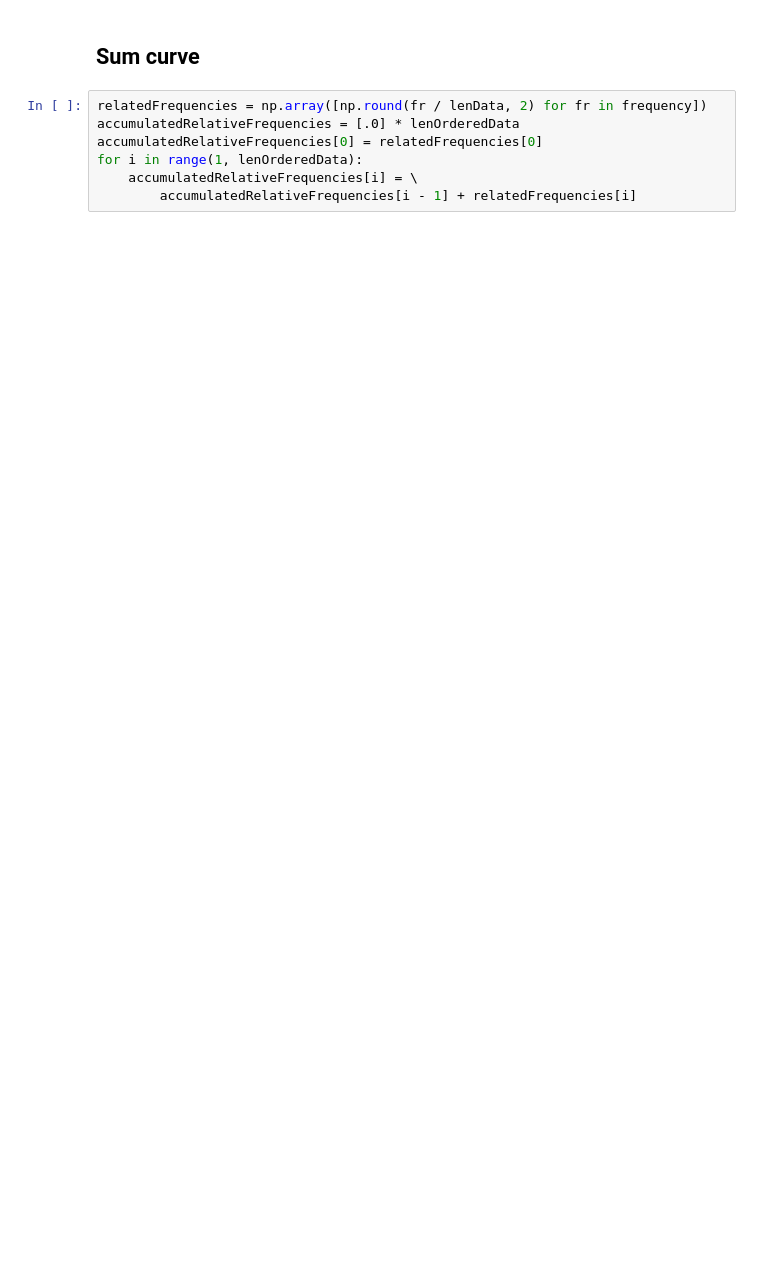
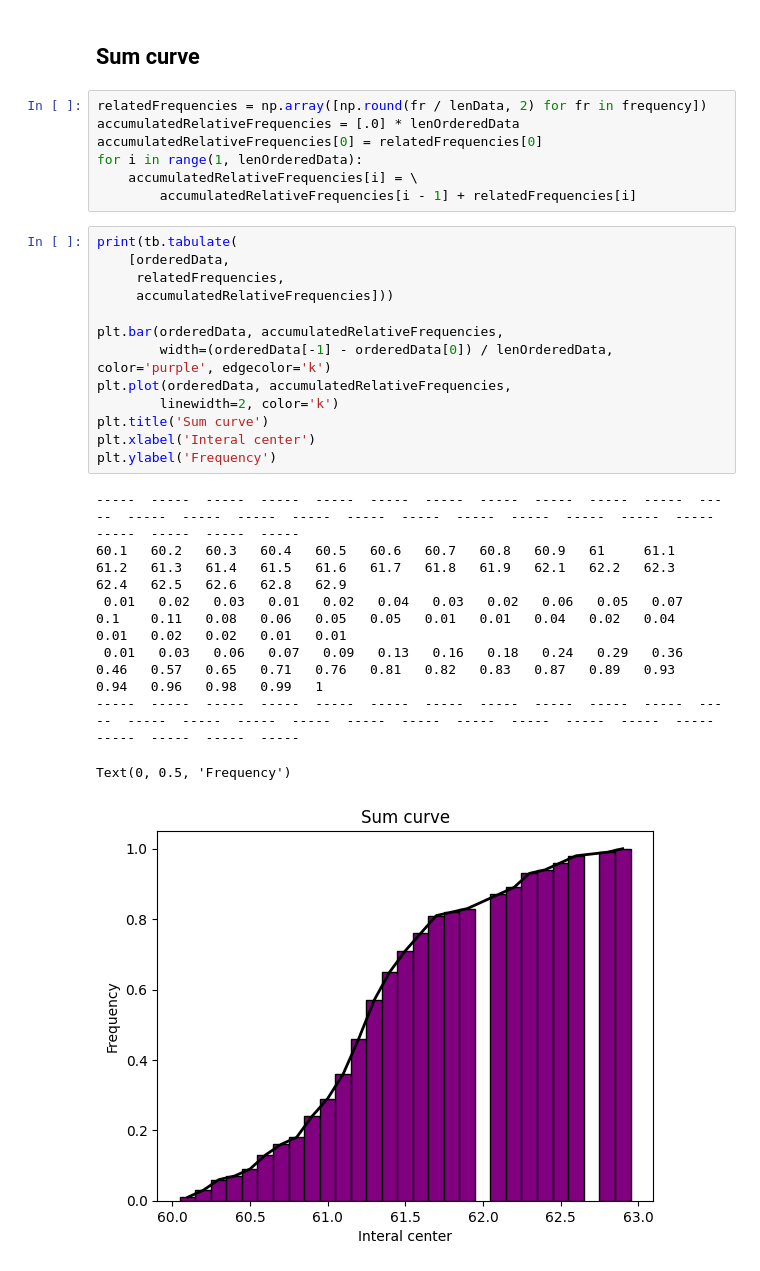
Before and after one commit to NemoNology/Experimental-data-processing, a Jupyter notebook: Lab-s/1/Jupiter-Project/Notebook.ipynb, the cells around one changed output. Drawn from its saved outputs; the diff is of its cells as text; blank space fills up the shorter version.

```diff
--- a/Lab-s/1/Jupiter-Project/Notebook.ipynb
+++ b/Lab-s/1/Jupiter-Project/Notebook.ipynb
@@ -81,3 +95,24 @@ accumulatedRelativeFrequencies[0] = relatedFrequencies[0]
 for i in range(1, lenOrderedData):
     accumulatedRelativeFrequencies[i] = \
         accumulatedRelativeFrequencies[i - 1] + relatedFrequencies[i]
+# %%
+print(tb.tabulate(
+    [orderedData,
+     relatedFrequencies,
+     accumulatedRelativeFrequencies]))
+
+plt.bar(orderedData, accumulatedRelativeFrequencies,
+        width=(orderedData[-1] - orderedData[0]) / lenOrderedData, color='purple', edgecolor='k')
+plt.plot(orderedData, accumulatedRelativeFrequencies,
+        linewidth=2, color='k')
+plt.title('Sum curve')
+plt.xlabel('Interal center')
+plt.ylabel('Frequency')
+# %% [output]
+-----  -----  -----  -----  -----  -----  -----  -----  -----  -----  -----  -----  -----  -----  -----  -----  -----  -----  -----  -----  -----  -----  -----  -----  -----  -----  -----
+60.1   60.2   60.3   60.4   60.5   60.6   60.7   60.8   60.9   61     61.1   61.2   61.3   61.4   61.5   61.6   61.7   61.8   61.9   62.1   62.2   62.3   62.4   62.5   62.6   62.8   62.9
+ 0.01   0.02   0.03   0.01   0.02   0.04   0.03   0.02   0.06   0.05   0.07   0.1    0.11   0.08   0.06   0.05   0.05   0.01   0.01   0.04   0.02   0.04   0.01   0.02   0.02   0.01   0.01
+ 0.01   0.03   0.06   0.07   0.09   0.13   0.16   0.18   0.24   0.29   0.36   0.46   0.57   0.65   0.71   0.76   0.81   0.82   0.83   0.87   0.89   0.93   0.94   0.96   0.98   0.99   1
+-----  -----  -----  -----  -----  -----  -----  -----  -----  -----  -----  -----  -----  -----  -----  -----  -----  -----  -----  -----  -----  -----  -----  -----  -----  -----  -----
+Text(0, 0.5, 'Frequency')
+[figure, added]
```
Also changed, not shown: parts of 2 cells of this notebook.
